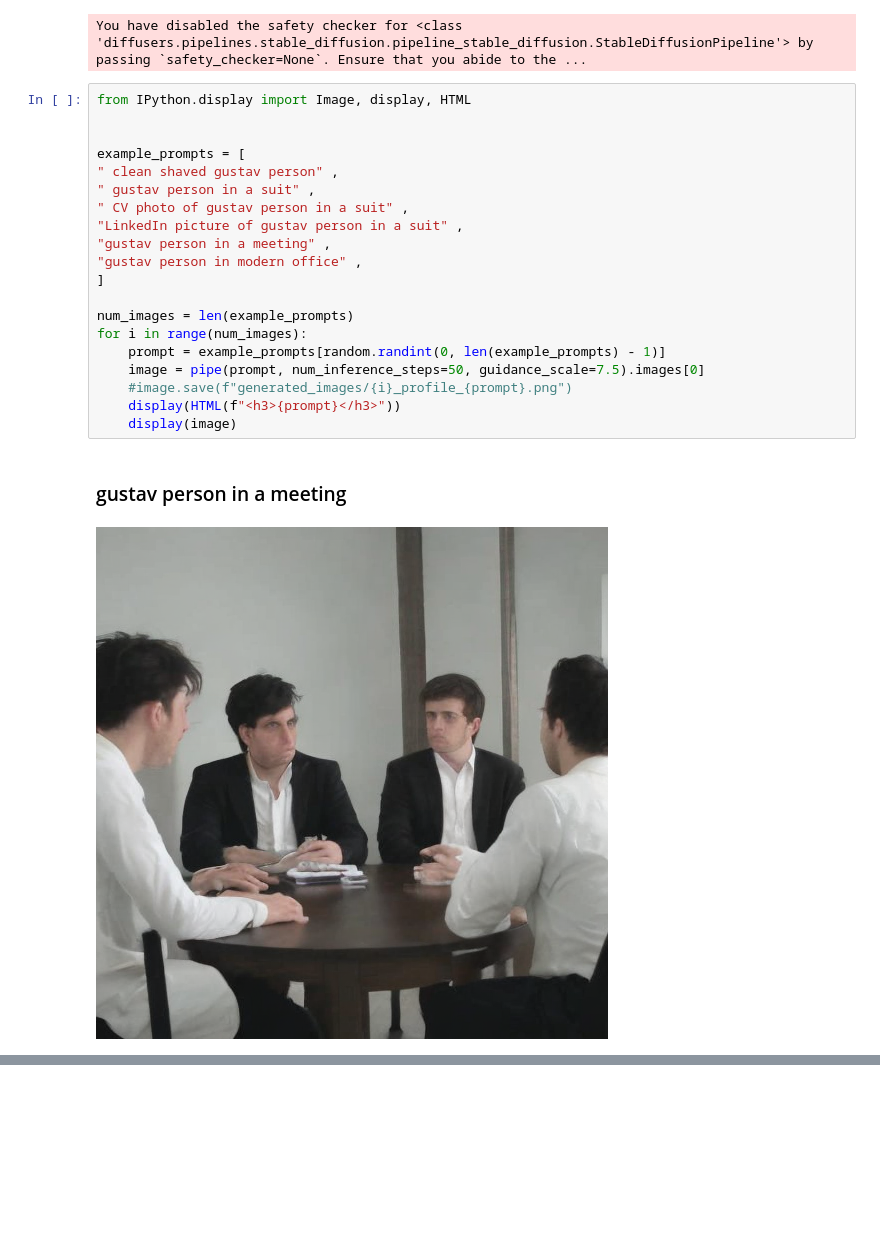
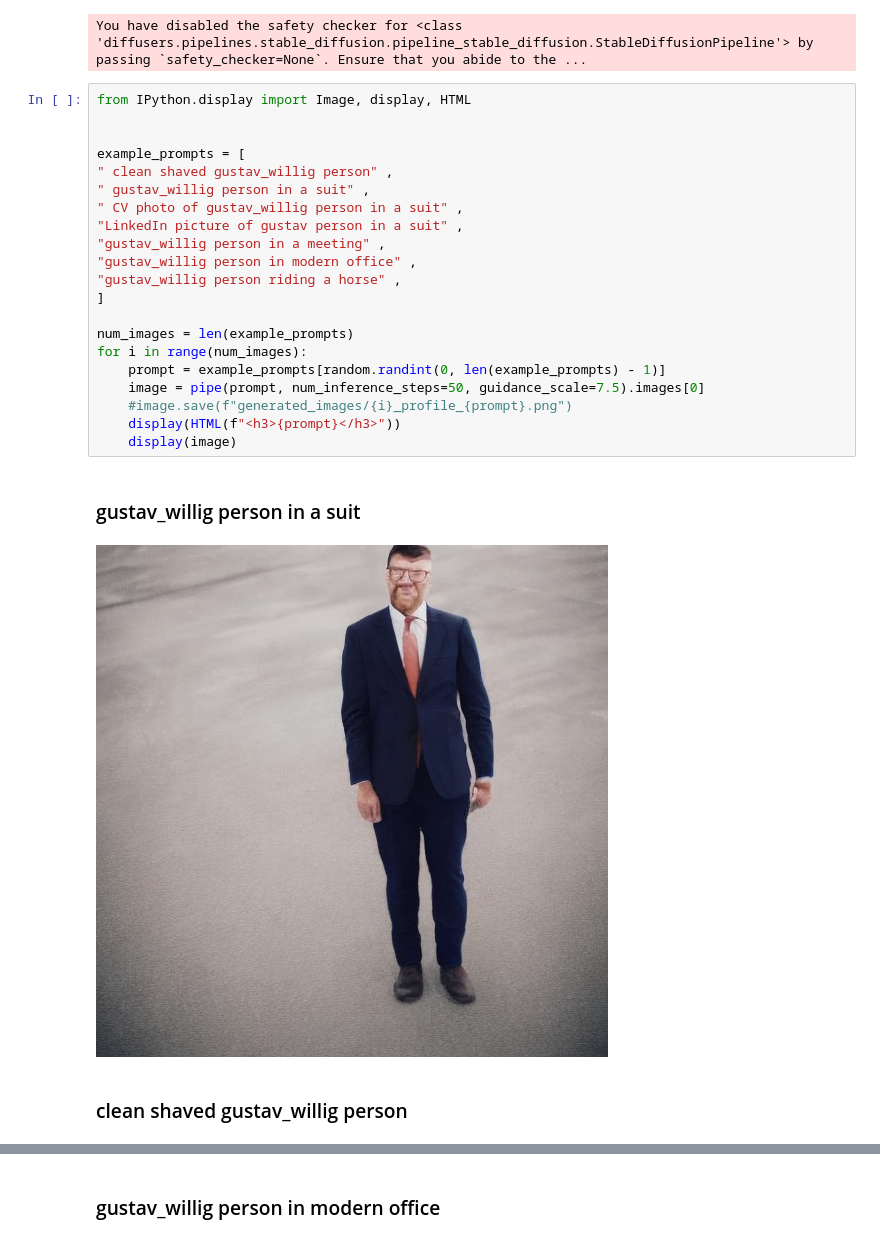
Before and after one commit to gwillig/dreambooth, a Jupyter notebook: Experience_with_dreambooth.ipynb, the cells around one changed output, grey strips where cells are left out. Drawn from its saved outputs; the diff is of its cells as text; blank space fills up the shorter version.

```diff
--- a/Experience_with_dreambooth.ipynb
+++ b/Experience_with_dreambooth.ipynb
@@ -161,23 +161,25 @@ You have disabled the safety checker for <class 'diffusers.pipelines.stable_diff
 # %%
 from IPython.display import Image, display, HTML
 
 
 example_prompts = [
-" clean shaved gustav person" ,
-" gustav person in a suit" ,
-" CV photo of gustav person in a suit" ,
+" clean shaved gustav_willig person" ,
+" gustav_willig person in a suit" ,
+" CV photo of gustav_willig person in a suit" ,
 "LinkedIn picture of gustav person in a suit" ,
-"gustav person in a meeting" ,
-"gustav person in modern office" ,
+"gustav_willig person in a meeting" ,
+"gustav_willig person in modern office" ,
+"gustav_willig person riding a horse" ,
 ]
 
 num_images = len(example_prompts)
 for i in range(num_images):
     prompt = example_prompts[random.randint(0, len(example_prompts) - 1)]
     image = pipe(prompt, num_inference_steps=50, guidance_scale=7.5).images[0]
     #image.save(f"generated_images/{i}_profile_{prompt}.png")
     display(HTML(f"<h3>{prompt}</h3>"))
     display(image)
 # %% [output]
-gustav person in a meeting
+gustav_willig person in a suit
-[figure, old version]
+[figure, new version]
+clean shaved gustav_willig person
@@ -183,0 +187 @@ gustav person in a meeting
+gustav_willig person in modern office
```
Also changed, not shown: parts of 2 cells of this notebook.
